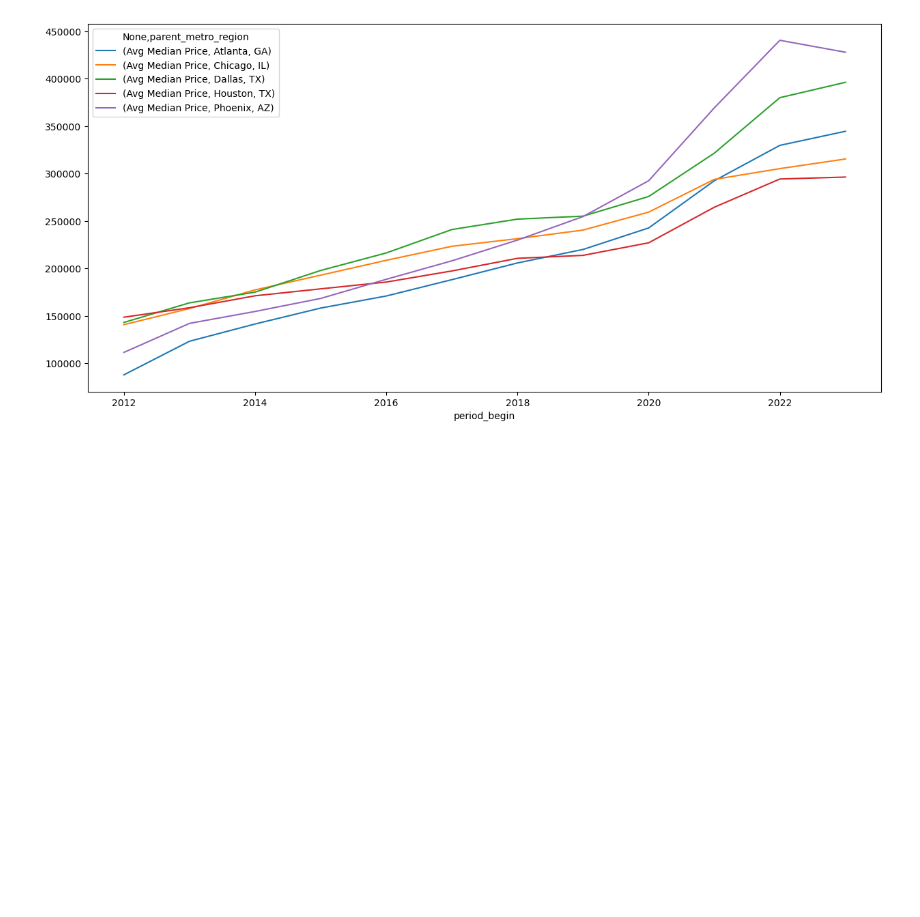
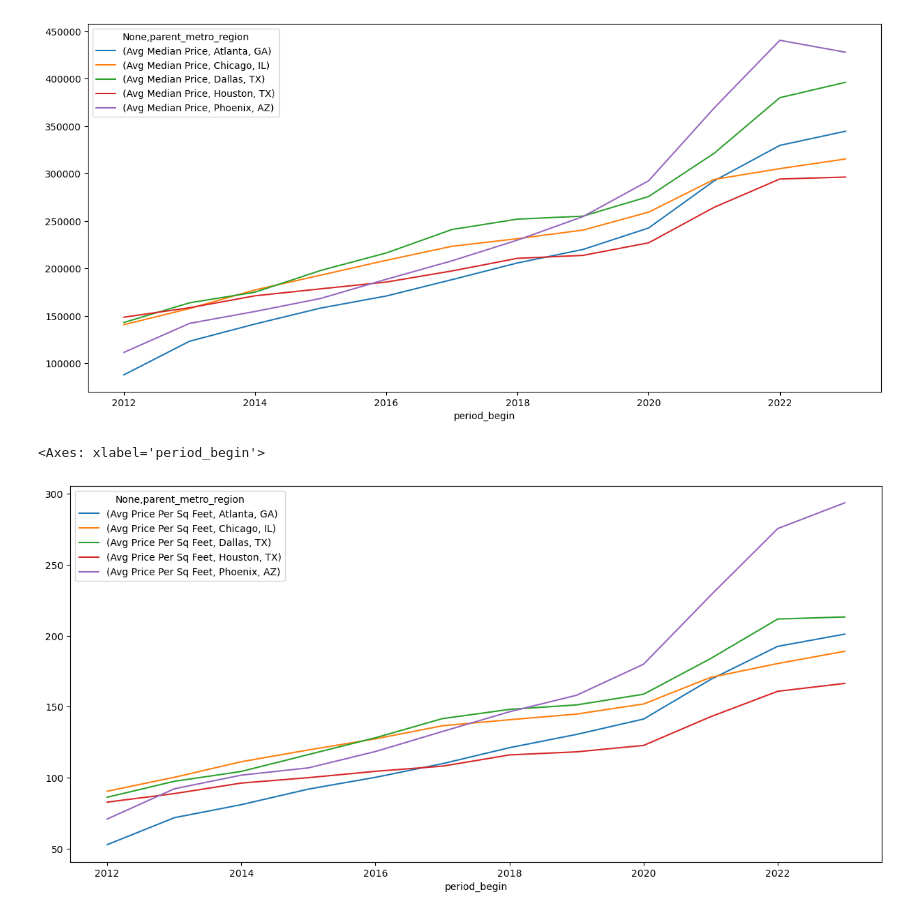
Before and after one commit to mvenegas011/Project1_Group7, a Jupyter notebook: Metro_Homes.ipynb, the cells around one changed output. Saved outputs shown, nothing was run; the diff lists cells and outputs as text; code cells hidden in the pictures; blank space fills up the shorter version.

```diff
--- a/Metro_Homes.ipynb
+++ b/Metro_Homes.ipynb
@@ -224,0 +227,8 @@ df_homes_metro_price.unstack().plot(ax=ax)
+# %%
+# LIsting Price per Sq Foot (# of bedrooms)
+df_homes_metro_ppsf=df_homes1_hometype5.groupby([df_homes1_hometype5.index.year, 'parent_metro_region'])['median_ppsf'].agg(['mean']).rename(columns={'mean':'Avg Price Per Sq Feet'}).round(2)
+fig, ax = plt.subplots(figsize=(15,7))
+df_homes_metro_ppsf.unstack().plot(ax=ax)
+# %% [output]
+<Axes: xlabel='period_begin'>
+[figure, added]
```
Also changed, not shown: parts of 6 cells of this notebook, 1 other file.
